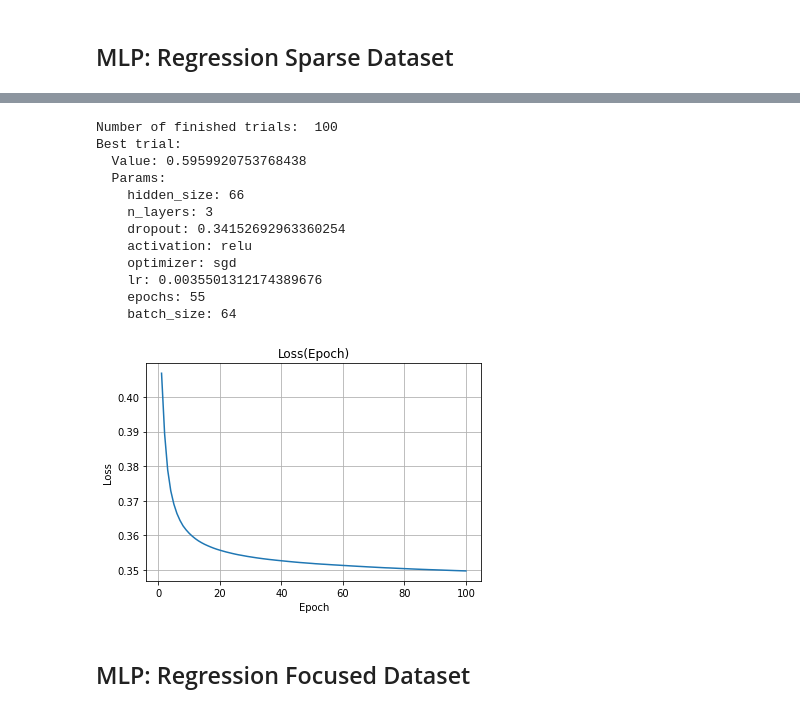
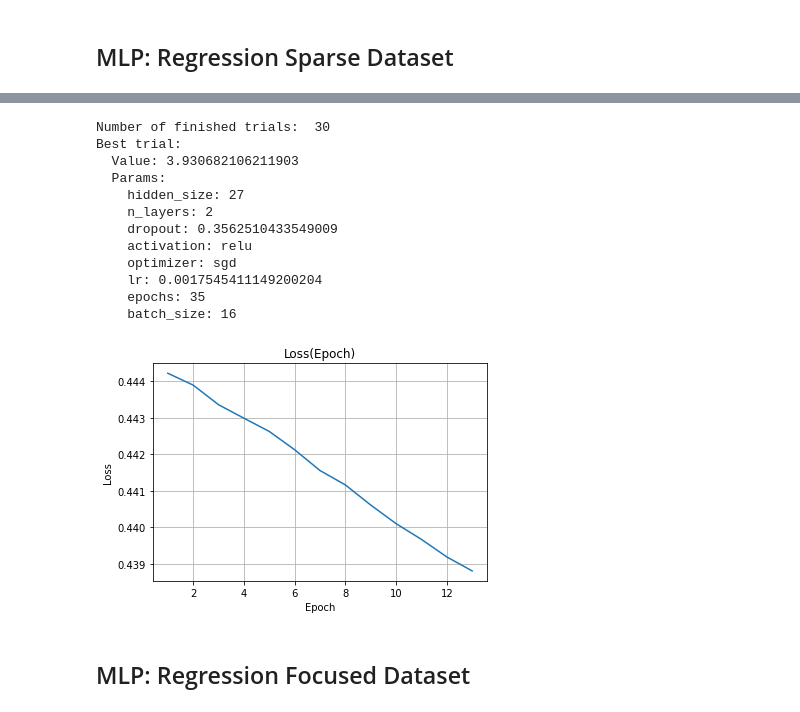
Before and after one commit to jamilsonjr/AI-to-forecast-constraints-in-the-energy-systems, a Jupyter notebook: jupyter_notebooks/sparse_focused_hyperparams_tunning_dl.ipynb, the cells around one changed output, grey strips where cells are left out. Saved outputs shown, nothing was run; the diff lists cells and outputs as text; code cells hidden in the pictures.

```diff
--- a/jupyter_notebooks/sparse_focused_hyperparams_tunning_dl.ipynb
+++ b/jupyter_notebooks/sparse_focused_hyperparams_tunning_dl.ipynb
@@ -11,7 +11,7 @@ import numpy as np
 import matplotlib.pyplot as plt
 import seaborn as sns
 
-num_trials = 100
+num_trials = 30
 # %% [markdown]
 ## MLP: Classification Dataset
 # %% [markdown]
@@ -26,7 +26,7 @@ def objective(trial):
     y_max_u_bool = pd.read_csv('..\data\ground_truth\\res_bus_vm_pu_max_bool_constr.csv').drop(columns='timestamps')
     y_max_u = y_max_u_bool[utils.cols_with_positive_values(y_max_u_bool)]
     exogenous_data = pd.read_csv('..\data\processed\production\exogenous_data_extended.csv').drop(columns=['date'])
-    X_max_u_bool_train, X_max_u_bool_test, y_max_u_bool_train, y_max_u_bool_test, scaler = utils.split_and_suffle(exogenous_data, y_max_u_bool, scaling=True)
+    X_max_u_bool_train, X_max_u_bool_test, y_max_u_bool_train, y_max_u_bool_test, scaler = utils.split_and_suffle(exogenous_data, y_max_u_bool, test_size=0.2, scaling=True)
     data = {'X_train':X_max_u_bool_train.astype(float),
             'X_test': X_max_u_bool_test.astype(float),
             'y_train':y_max_u_bool_train.astype(float),
@@ -111,7 +111,7 @@ def objective(trial):
     y_max_u = pd.read_csv('..\data\ground_truth\\res_bus_vm_pu_max_constr.csv').drop(columns='timestamps')
     y_max_u = y_max_u[utils.cols_with_positive_values(y_max_u)]
     exogenous_data = pd.read_csv('..\data\processed\production\exogenous_data_extended.csv').drop(columns=['date'])
-    X_max_u_train, X_max_u_test, y_max_u_train, y_max_u_test, scaler = utils.split_and_suffle(exogenous_data, y_max_u, scaling=True)
+    X_max_u_train, X_max_u_test, y_max_u_train, y_max_u_test, scaler = utils.split_and_suffle(exogenous_data, y_max_u, test_size=0.2, scaling=True)
     data = {'X_train':X_max_u_train.astype(float),
             'X_test': X_max_u_test.astype(float),
             'y_train':y_max_u_train.astype(float),
@@ -134,16 +134,15 @@ def objective(trial):
         }
     model = myai.Context(myai.MultilayerPerceptronStrategy(hyper_params))
     model.fit(data)
-    prediction = model.predict(data).detach().numpy().astype(bool)
+    prediction = model.predict(data).detach().numpy()
     prediction = pd.DataFrame(prediction, columns=y_max_u.columns)
     y_max_u_train = pd.DataFrame(y_max_u_train, columns=y_max_u.columns)
     # evaluate the regression performance with my metrics
-    threshold = y_max_u_train.loc[:, y_max_u_train.max(axis=0) != 0].max(axis=0).mean() * 0.1
+    threshold = data['y_test'].loc[:, data['y_test'].max(axis=0) != 0].max(axis=0).mean() * 0.1
     metric = metrics.Metrics()
-    data['y_test'] = pd.DataFrame(data['y_test'], columns=y_max_u.columns)
     metric.get_prediction_scores(prediction, data['y_test'], threshold=threshold)
-    return metric.true_positives_rmse
-study = optuna.create_study(direction="minimize")
+    return metric.hybrid_f1
+study = optuna.create_study(direction="maximize")
 study.optimize(objective, n_trials=num_trials)
 print("Number of finished trials: ", len(study.trials))
 print("Best trial:")
@@ -179,16 +178,16 @@ with open("./hyper_params_results/params_mlp_regressor_max_u.csv", "w") as f:
-Number of finished trials:  100
+Number of finished trials:  30
 Best trial:
-  Value: 0.5959920753768438
+  Value: 3.930682106211903
   Params:
-    hidden_size: 66
-    n_layers: 3
-    dropout: 0.34152692963360254
+    hidden_size: 27
+    n_layers: 2
+    dropout: 0.3562510433549009
     activation: relu
     optimizer: sgd
-    lr: 0.0035501312174389676
-    epochs: 55
-    batch_size: 64
+    lr: 0.0017545411149200204
+    epochs: 35
+    batch_size: 16
-[figure, old version]
+[figure, new version]
 # %% [markdown]
 ## MLP: Regression Focused Dataset
 # %%
```
Also changed, not shown: parts of 3 cells of this notebook, 26 other files.
